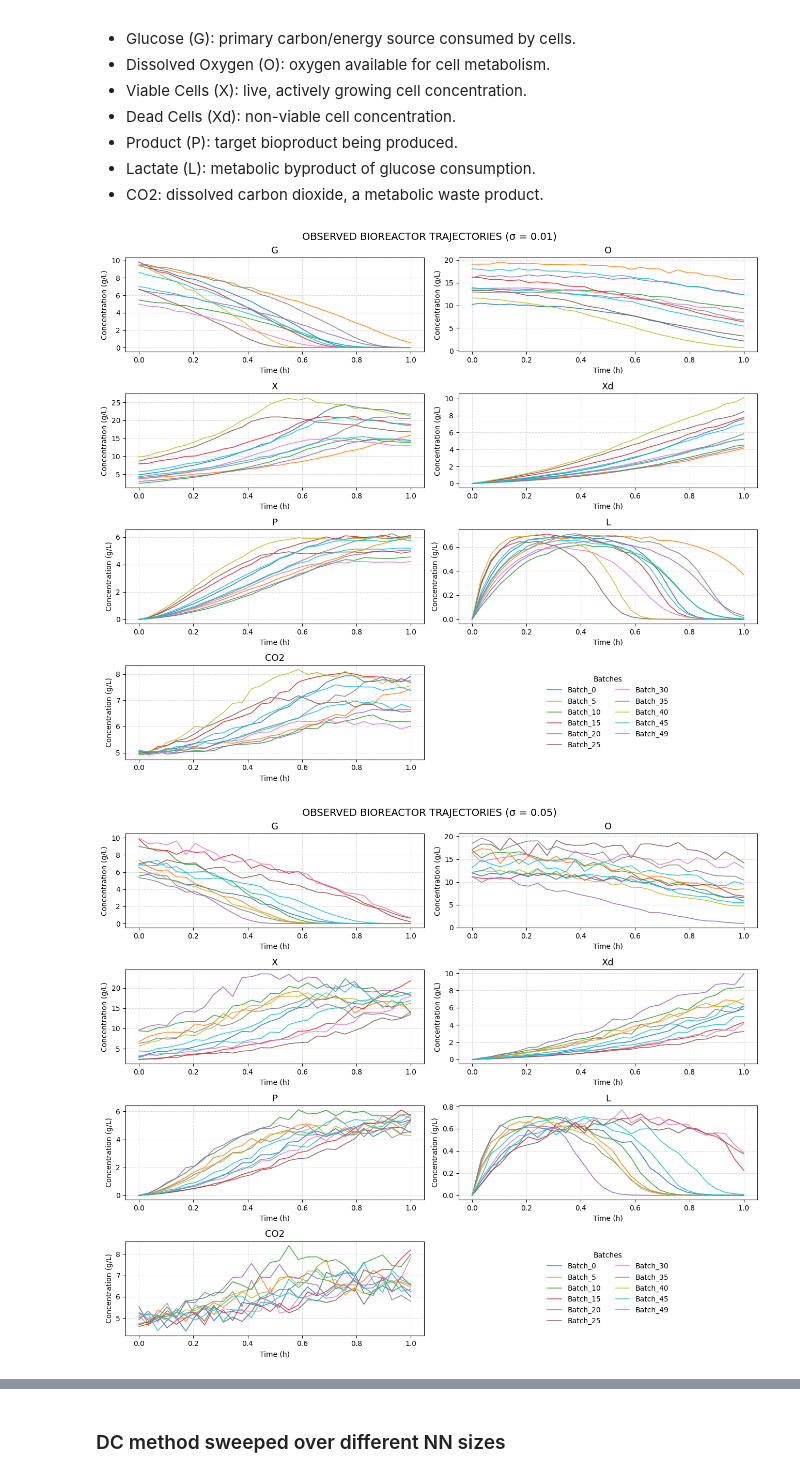
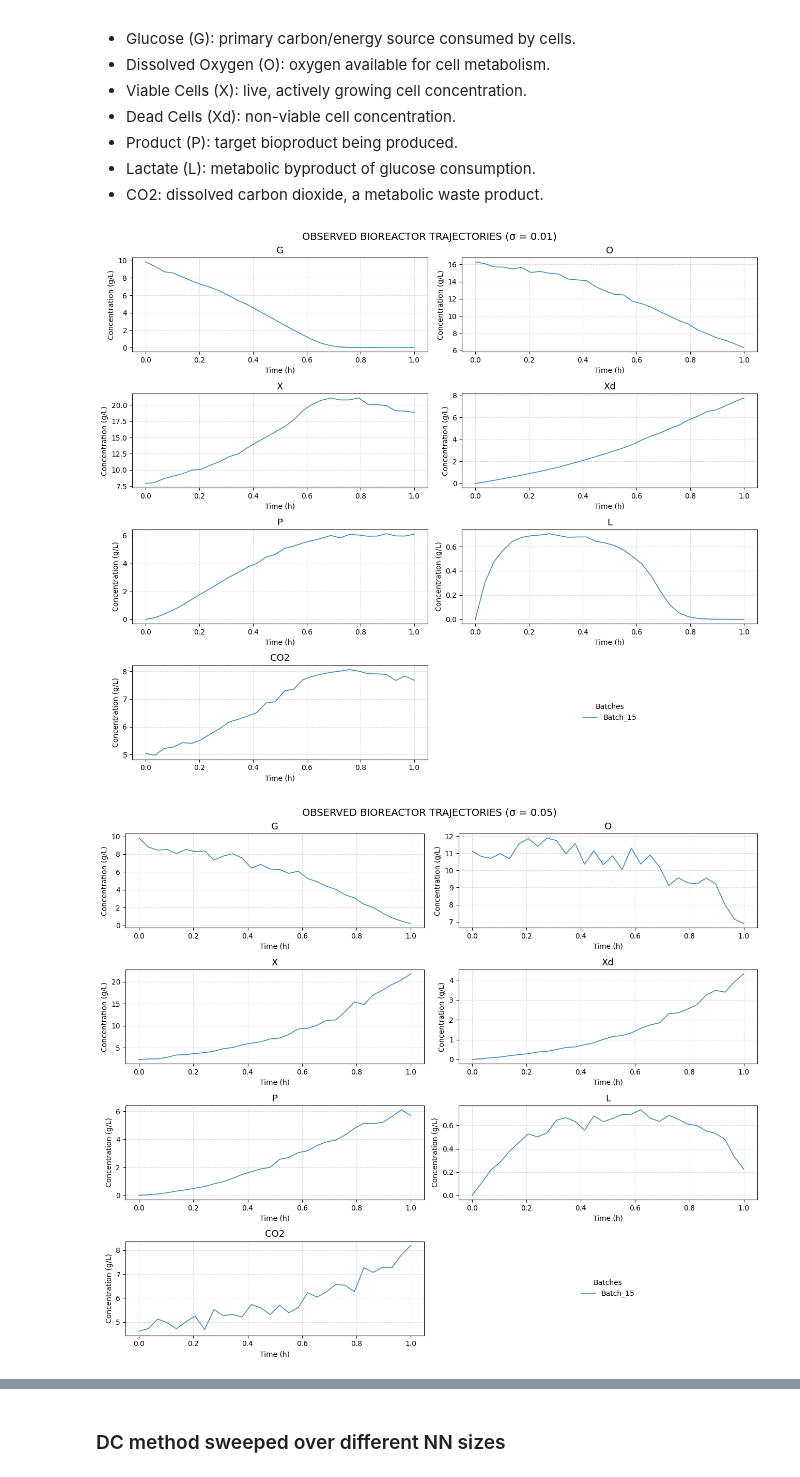
Before and after one commit to benjaminstew/SIMNODE, a Jupyter notebook: notebooks/bioreactor_single_batch_results.ipynb, the cells around one changed output, grey strips where cells are left out. Drawn from its saved outputs; the diff is of its cells as text; code cells hidden in the pictures.

```diff
--- a/notebooks/bioreactor_single_batch_results.ipynb
+++ b/notebooks/bioreactor_single_batch_results.ipynb
@@ -23,7 +25,7 @@ Dimensions of state variable:
 # %%
 STATE_COLS = ['G', 'O', 'X', 'Xd', 'P', 'L', 'CO2']
 STATE_DIM = len(STATE_COLS)
-TRAIN_BATCH_IDS = [0, 5, 10, 15, 20, 25, 30, 35, 40, 45, 49]
+TRAIN_BATCH_IDS = [15]
 
 # σ = 0.01 noise trajectories
 LN_DATA_PATH = "../data/bioreactor_simulation/noise_level_01_eps0.01.csv"
@@ -73,33 +75,33 @@ hn_train_batches = {
 hn_train_grid = hn_train_batches[TRAIN_BATCH_IDS[0]]['Time'].values
 
 hn_fig, hn_axes = plt.subplots(4, 2, figsize=(13, 11))
 hn_axes = hn_axes.flatten()
 colors = plt.cm.tab10(np.linspace(0, 1, len(TRAIN_BATCH_IDS)))
 
 for i, col in enumerate(STATE_COLS):
     ax = hn_axes[i]
     for c, batch_id in zip(colors, TRAIN_BATCH_IDS):
         obs = hn_train_batches[batch_id][STATE_COLS].values
         ax.plot(
             hn_train_grid, obs[:, i],
             color=c, linewidth=1.2, alpha=0.85,
             label=f"Batch_{batch_id}"
         )
     ax.set_title(col, fontsize=13)
     ax.set_xlabel('Time (h)')
     ax.set_ylabel('Concentration (g/L)')
     ax.grid(True, linestyle='--', color='lightgrey', alpha=0.8)
 
 hn_handles, hn_labels = hn_axes[0].get_legend_handles_labels()
 hn_axes[7].axis('off')
 hn_axes[7].legend(
     hn_handles, hn_labels,
     fontsize=10, loc='center', frameon=False,
     ncol=2, title='Batches'
  )
 plt.suptitle("OBSERVED BIOREACTOR TRAJECTORIES (σ = 0.05)", fontsize=14)
 plt.tight_layout()
 # %% [output]
-[figure, old version]
+[figure, new version]
-[figure, old version]
+[figure, new version]
 # %% [markdown]
```
Also changed, not shown: parts of 9 cells of this notebook, 8 other files.
